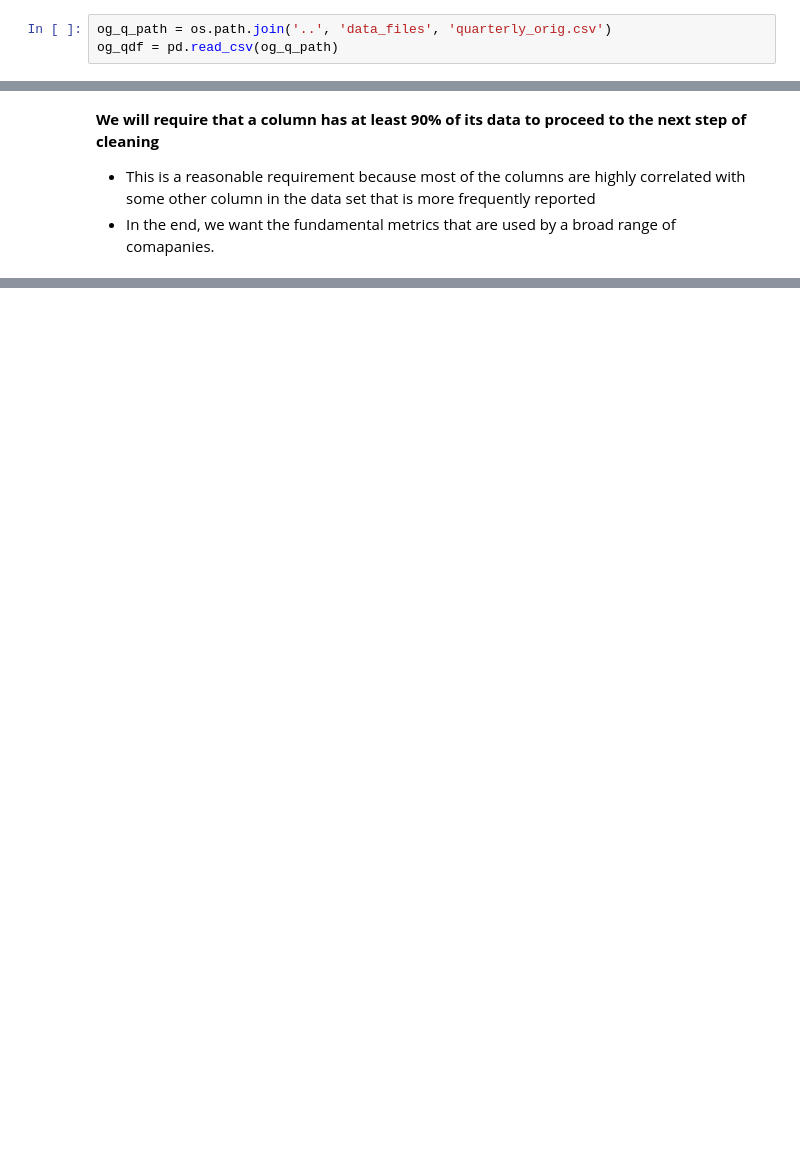
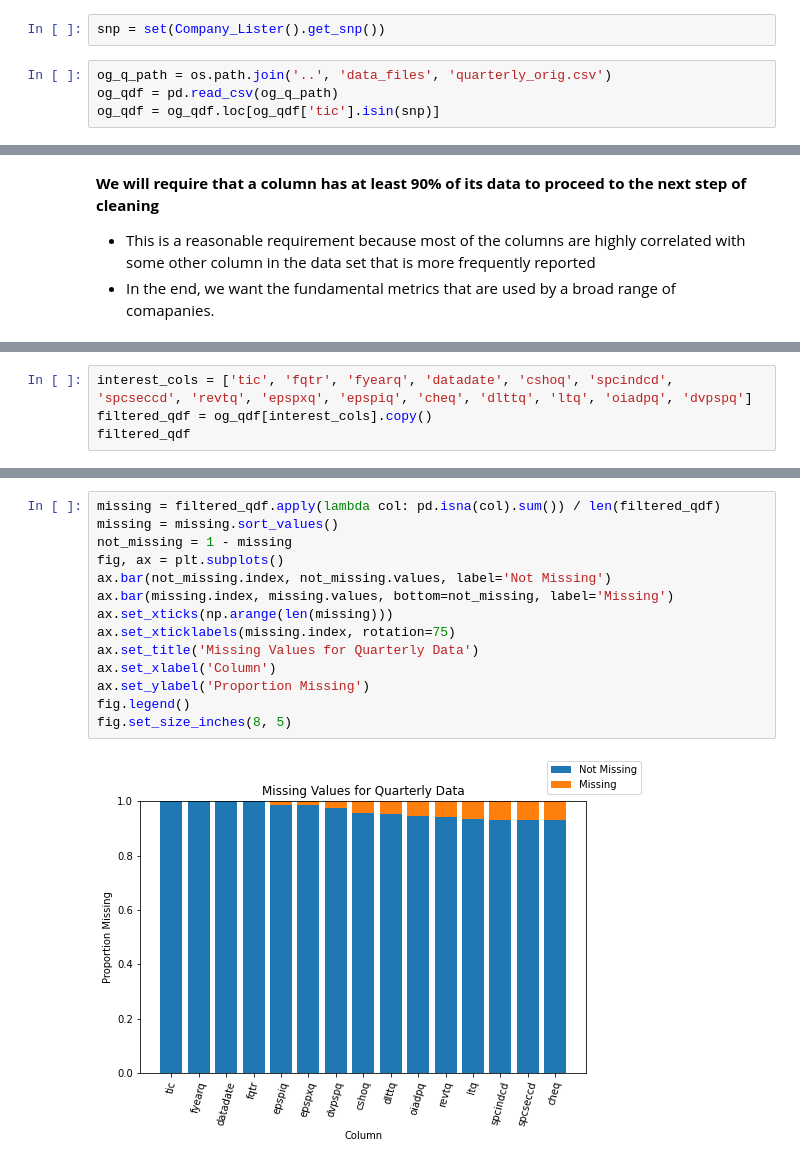
Before and after one commit to rkthomps/TBot, a Jupyter notebook: notebooks/Clean_Quarterly.ipynb, the cells around one changed output, grey strips where cells are left out. Saved outputs shown, nothing was run; the diff lists cells and outputs as text; blank space fills up the shorter version.

```diff
--- a/notebooks/Clean_Quarterly.ipynb
+++ b/notebooks/Clean_Quarterly.ipynb
@@ -7,6 +14,9 @@ import sys, os
+# %%
+snp = set(Company_Lister().get_snp())
 # %%
 og_q_path = os.path.join('..', 'data_files', 'quarterly_orig.csv')
 og_qdf = pd.read_csv(og_q_path)
+og_qdf = og_qdf.loc[og_qdf['tic'].isin(snp)]
 # %%
 missing = og_qdf.apply(lambda col: pd.isna(col).sum()).sort_values()
 non_missing = len(og_qdf) - missing
@@ -44,0 +91,4 @@ Length: 680, dtype: int64
+# %%
+interest_cols = ['tic', 'fqtr', 'fyearq', 'datadate', 'cshoq', 'spcindcd', 'spcseccd', 'revtq', 'epspxq', 'epspiq', 'cheq', 'dlttq', 'ltq', 'oiadpq', 'dvpspq']
+filtered_qdf = og_qdf[interest_cols].copy()
+filtered_qdf
@@ -44,0 +109,16 @@ Length: 680, dtype: int64
+# %%
+missing = filtered_qdf.apply(lambda col: pd.isna(col).sum()) / len(filtered_qdf)
+missing = missing.sort_values()
+not_missing = 1 - missing
+fig, ax = plt.subplots()
+ax.bar(not_missing.index, not_missing.values, label='Not Missing')
+ax.bar(missing.index, missing.values, bottom=not_missing, label='Missing')
+ax.set_xticks(np.arange(len(missing)))
+ax.set_xticklabels(missing.index, rotation=75)
+ax.set_title('Missing Values for Quarterly Data')
+ax.set_xlabel('Column')
+ax.set_ylabel('Proportion Missing')
+fig.legend()
+fig.set_size_inches(8, 5)
+# %% [output]
+[figure, added]
```
Also changed, not shown: parts of 17 cells of this notebook, 3 other files.
